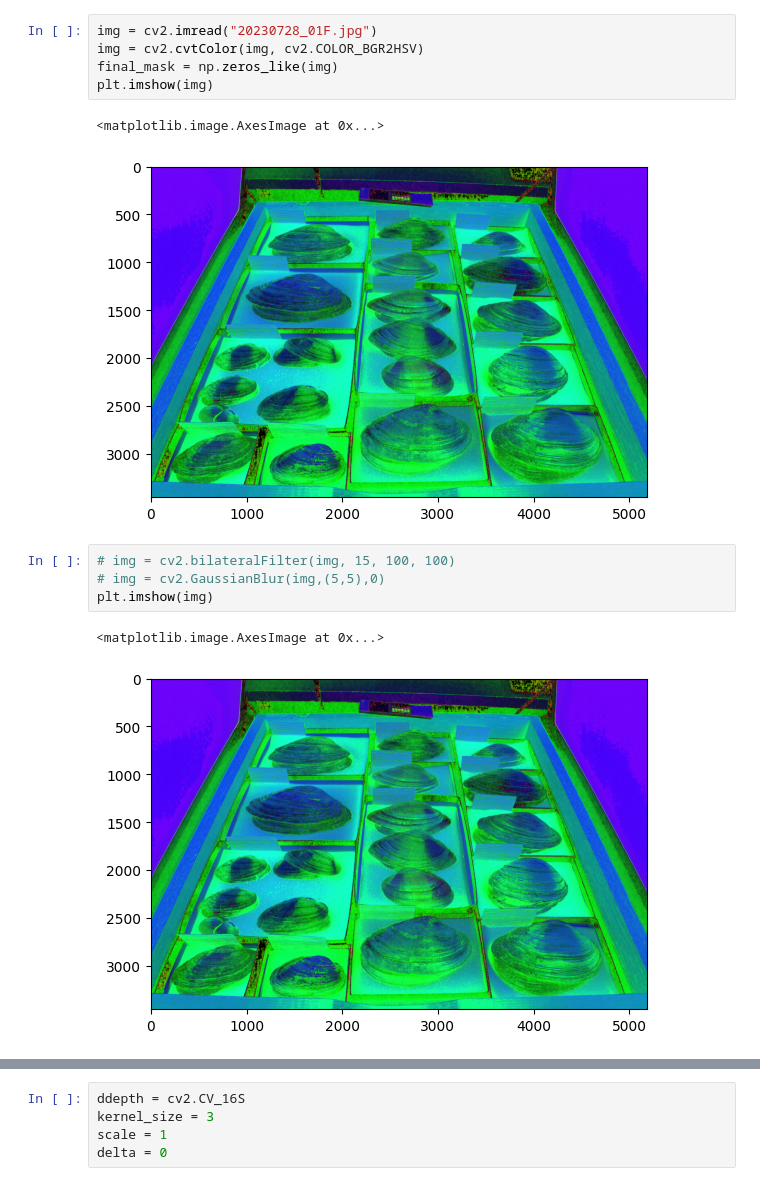
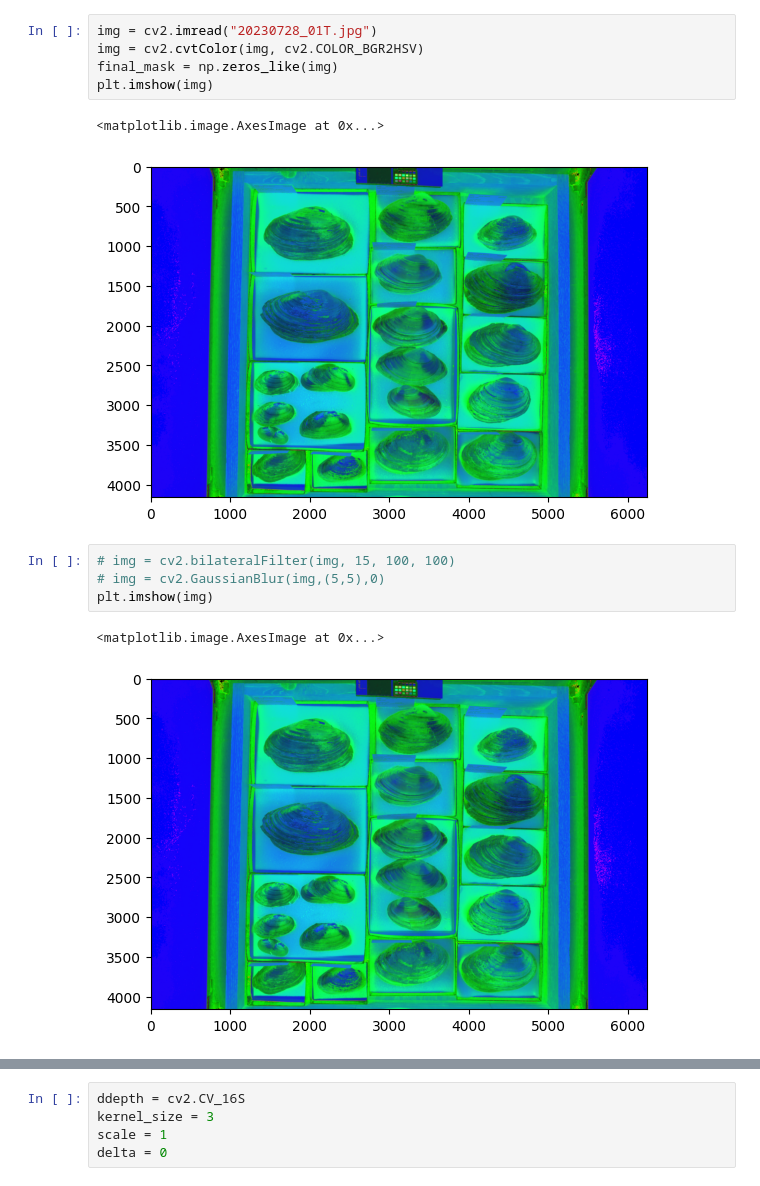
Before and after one commit to Imageomics/drawers2data, a Jupyter notebook: PartitionExtraction.ipynb, the cells around one changed output, grey strips where cells are left out. Drawn from its saved outputs; the diff is of its cells as text.

```diff
--- a/PartitionExtraction.ipynb
+++ b/PartitionExtraction.ipynb
@@ -12,18 +23,18 @@ import math
 # %%
-img = cv2.imread("20230728_01F.jpg")
+img = cv2.imread("20230728_01T.jpg")
 img = cv2.cvtColor(img, cv2.COLOR_BGR2HSV)
 final_mask = np.zeros_like(img)
 plt.imshow(img)
 # %% [output]
 <matplotlib.image.AxesImage at 0x...>
-[figure, old version]
+[figure, new version]
 # %%
 # img = cv2.bilateralFilter(img, 15, 100, 100)
 # img = cv2.GaussianBlur(img,(5,5),0)
 plt.imshow(img)
 # %% [output]
 <matplotlib.image.AxesImage at 0x...>
-[figure, old version]
+[figure, new version]
 # %%
 gray = img[:,:,2]
 gray = cv2.bilateralFilter(gray,15, 100, 100)
```
Also changed, not shown: parts of 30 cells of this notebook, 1 other file.
